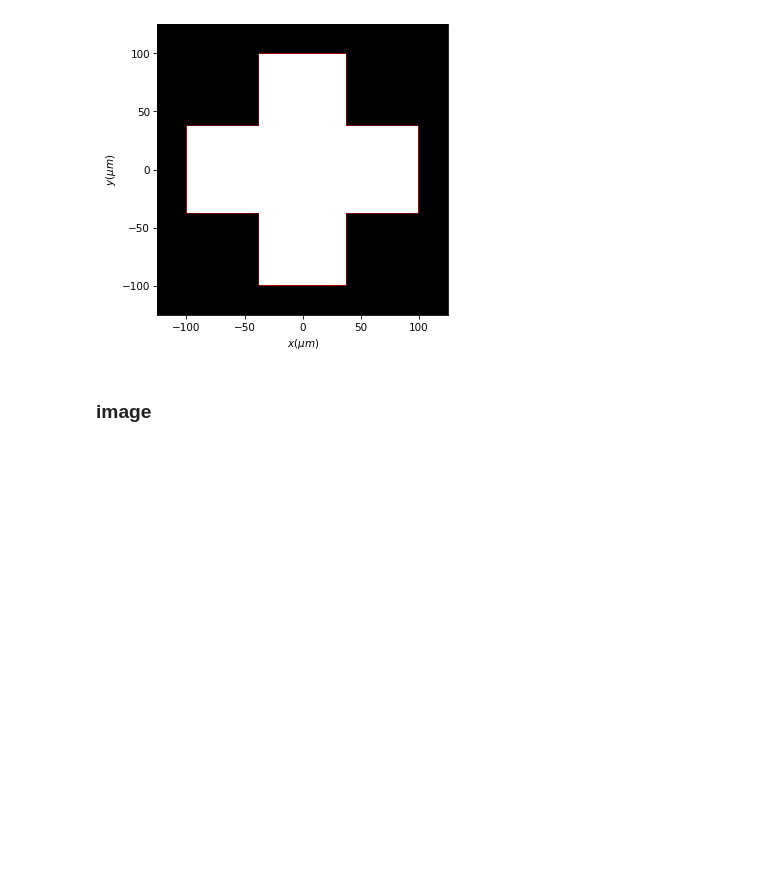
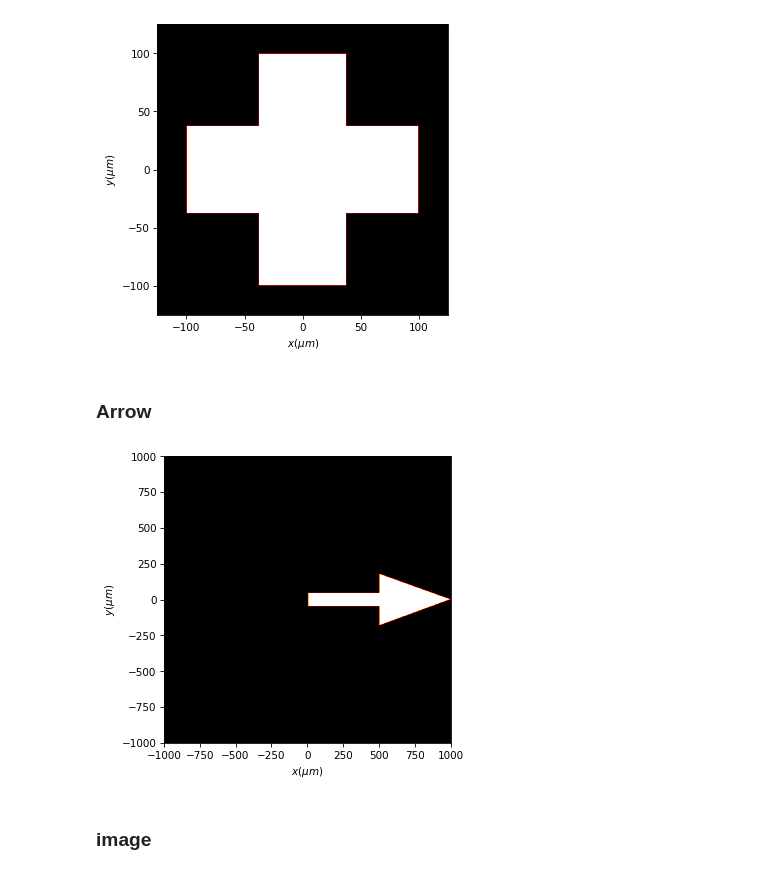
Before and after one commit to optbrea/diffractio, a Jupyter notebook: docs/source/tutorial_scalar/scalar_XY/masks_xy.ipynb, the cells around one changed output. Saved outputs shown, nothing was run; the diff lists cells and outputs as text; code cells hidden in the pictures; blank space fills up the shorter version.

Commit message:
scalar_mask_XY: arrow and make_edge

```diff
--- a/docs/source/tutorial_scalar/scalar_XY/masks_xy.ipynb
+++ b/docs/source/tutorial_scalar/scalar_XY/masks_xy.ipynb
@@ -355,6 +355,23 @@ t1.cross(r0=(0 * um, 0 * um), size=(200 * um, 75 * um), angle=0 * degrees)
 t1.draw(kind="intensity")
 # %% [output]
 [figure]
+# %% [markdown]
+### Arrow
+# %%
+num_data = 512
+length = 2*mm
+x = np.linspace(-1*mm, 1*mm, num_data)
+y = np.linspace(-1*mm, 1*mm, num_data)
+wavelength = 0.6328 * um
+
+arrow_size = 1*mm
+
+t1 = Scalar_mask_XY(x, y, wavelength)
+t1.arrow(r0=(0, 0), length=arrow_size, width=arrow_size/10,
+                      percent=0.5, angle_arrow=20*degrees)
+t1.draw(kind="intensity")
+# %% [output]
+[figure, added]
 # %% [markdown]
 ### image
 # %%
```
Also changed, not shown: 3 other files.
